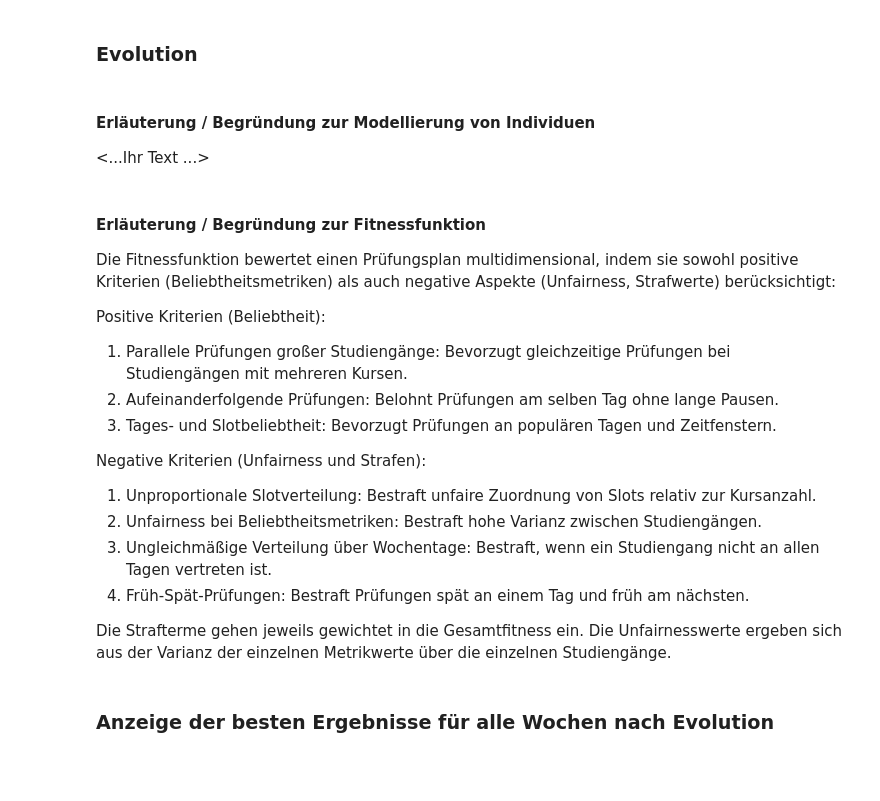
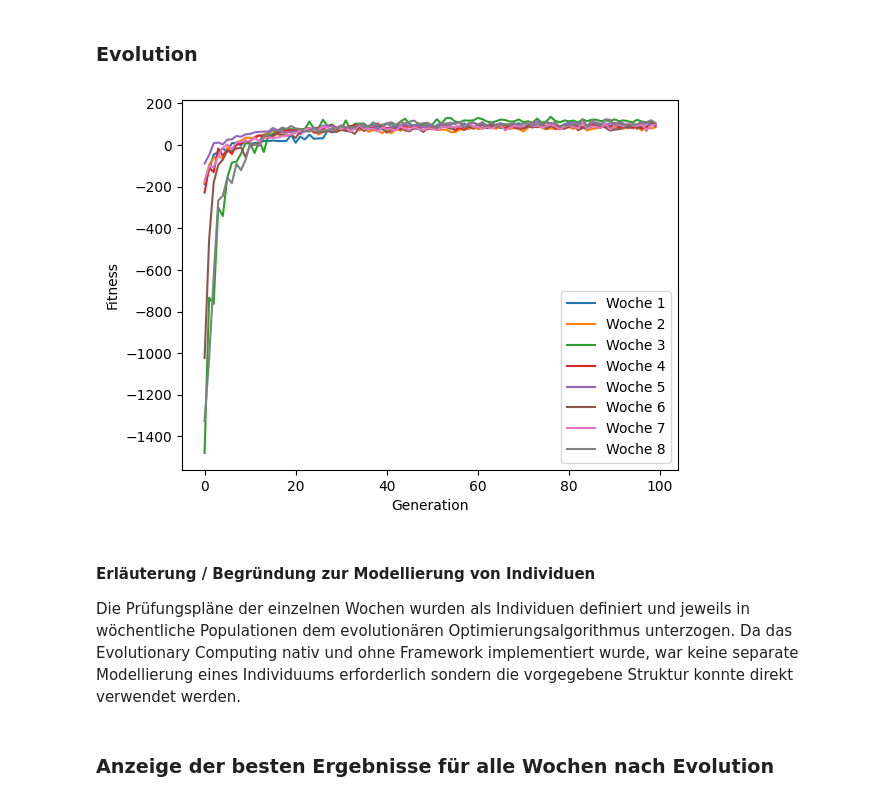
Before and after one commit to timteller/kuenstliche_intelligenz, a Jupyter notebook: Assignment_Evolution_CSP.ipynb, the cells around one changed output. Saved outputs shown, nothing was run; the diff lists cells and outputs as text; code cells hidden in the pictures; blank space fills up the shorter version.

Commit message:
zwischenstand evo

```diff
--- a/Assignment_Evolution_CSP.ipynb
+++ b/Assignment_Evolution_CSP.ipynb
@@ -399,14 +457,12 @@ for week_number in range(start_week, end_week + 1):
 # %%
 # Visualisierung: Beste Fitnesswerte je Woche über Generationen
-for week_number in range(start_week, end_week + 1):
-    plt.plot(generations_range, best_scores_by_week[week_number],label=f'Prüfungsplan Woche {week_number}')
-    plt.legend()
+
+for week_number in best_schedule_by_week.keys():
+    plt.plot(range(len(best_scores_by_week[week_number])), best_scores_by_week[week_number], label=f'Woche {week_number}')
 
 plt.xlabel('Generation')
-plt.ylabel('Fittnes')
+plt.ylabel('Fitness')
 plt.legend()
 plt.show()
+# %% [output]
+[figure, added]
-# %% [markdown]
-#### Erläuterung / Begründung zur Modellierung von Individuen
-
-<...Ihr Text ...>
@@ -416,23 +469,7 @@ plt.show()
-# %% [markdown]
-#### Erläuterung / Begründung zur Fitnessfunktion
-
-Die Fitnessfunktion bewertet einen Prüfungsplan multidimensional, indem sie sowohl positive Kriterien (Beliebtheitsmetriken) als auch negative Aspekte (Unfairness, Strafwerte) berücksichtigt:
-
-
-Positive Kriterien (Beliebtheit):
-1. Parallele Prüfungen großer Studiengänge: Bevorzugt gleichzeitige Prüfungen bei Studiengängen mit mehreren Kursen.
-2. Aufeinanderfolgende Prüfungen: Belohnt Prüfungen am selben Tag ohne lange Pausen.
-3. Tages- und Slotbeliebtheit: Bevorzugt Prüfungen an populären Tagen und Zeitfenstern.
-
-
-Negative Kriterien (Unfairness und Strafen):
-1. Unproportionale Slotverteilung: Bestraft unfaire Zuordnung von Slots relativ zur Kursanzahl.
-2. Unfairness bei Beliebtheitsmetriken: Bestraft hohe Varianz zwischen Studiengängen.
-3. Ungleichmäßige Verteilung über Wochentage: Bestraft, wenn ein Studiengang nicht an allen Tagen vertreten ist.
-4. Früh-Spät-Prüfungen: Bestraft Prüfungen spät an einem Tag und früh am nächsten.
-
-Die Strafterme gehen jeweils gewichtet in die Gesamtfitness ein.
-Die Unfairnesswerte ergeben sich aus der Varianz der einzelnen Metrikwerte über die einzelnen Studiengänge.
+# %% [markdown]
+#### Erläuterung / Begründung zur Modellierung von Individuen
+Die Prüfungspläne der einzelnen Wochen wurden als Individuen definiert und jeweils in wöchentliche Populationen dem evolutionären Optimierungsalgorithmus unterzogen.
+Da das Evolutionary Computing nativ und ohne Framework implementiert wurde, war keine separate Modellierung eines Individuums erforderlich sondern die vorgegebene Struktur konnte direkt verwendet werden.
 # %% [markdown]
 ### Anzeige der besten Ergebnisse für alle Wochen nach Evolution
 # %% [markdown]
```
Also changed, not shown: parts of 8 cells of this notebook.
